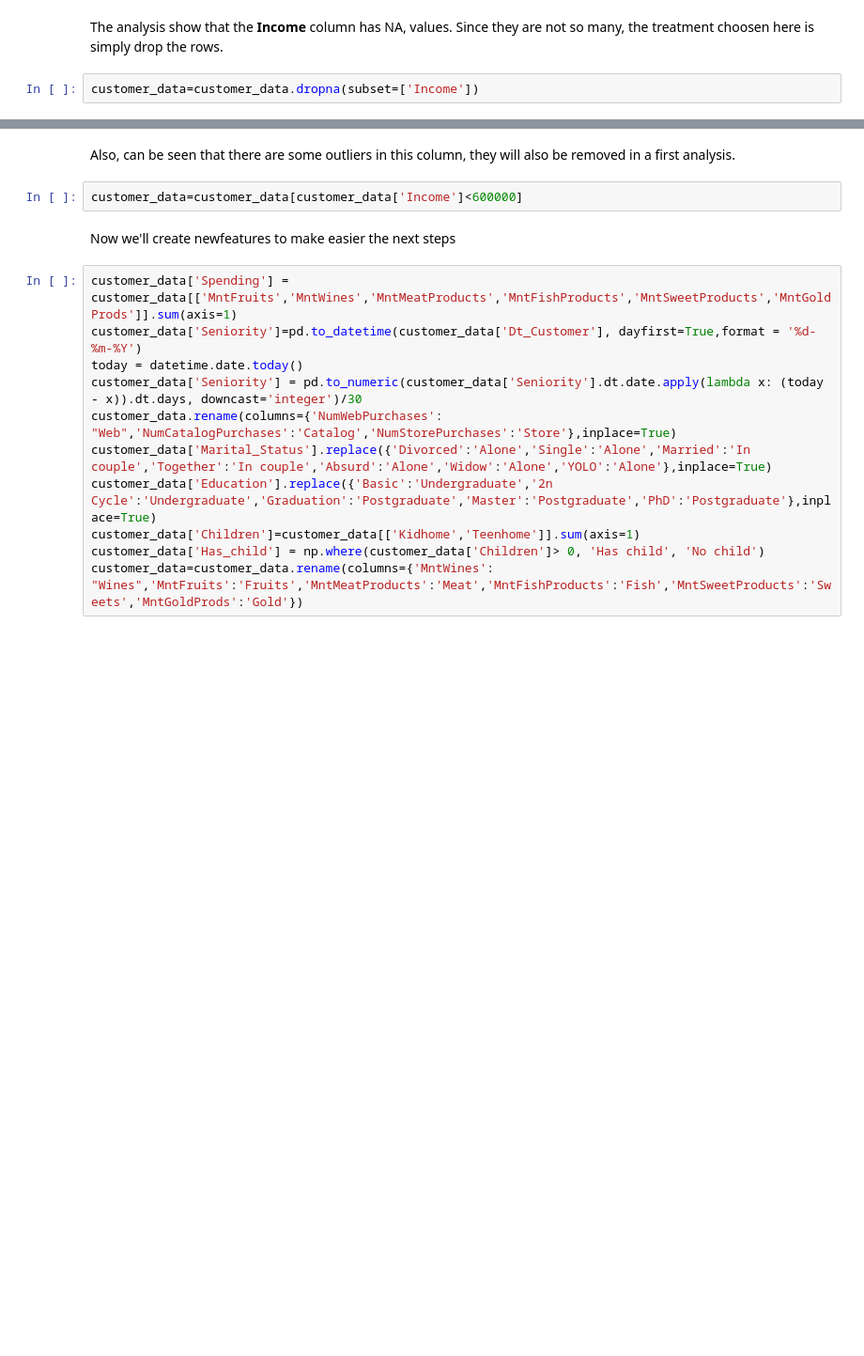
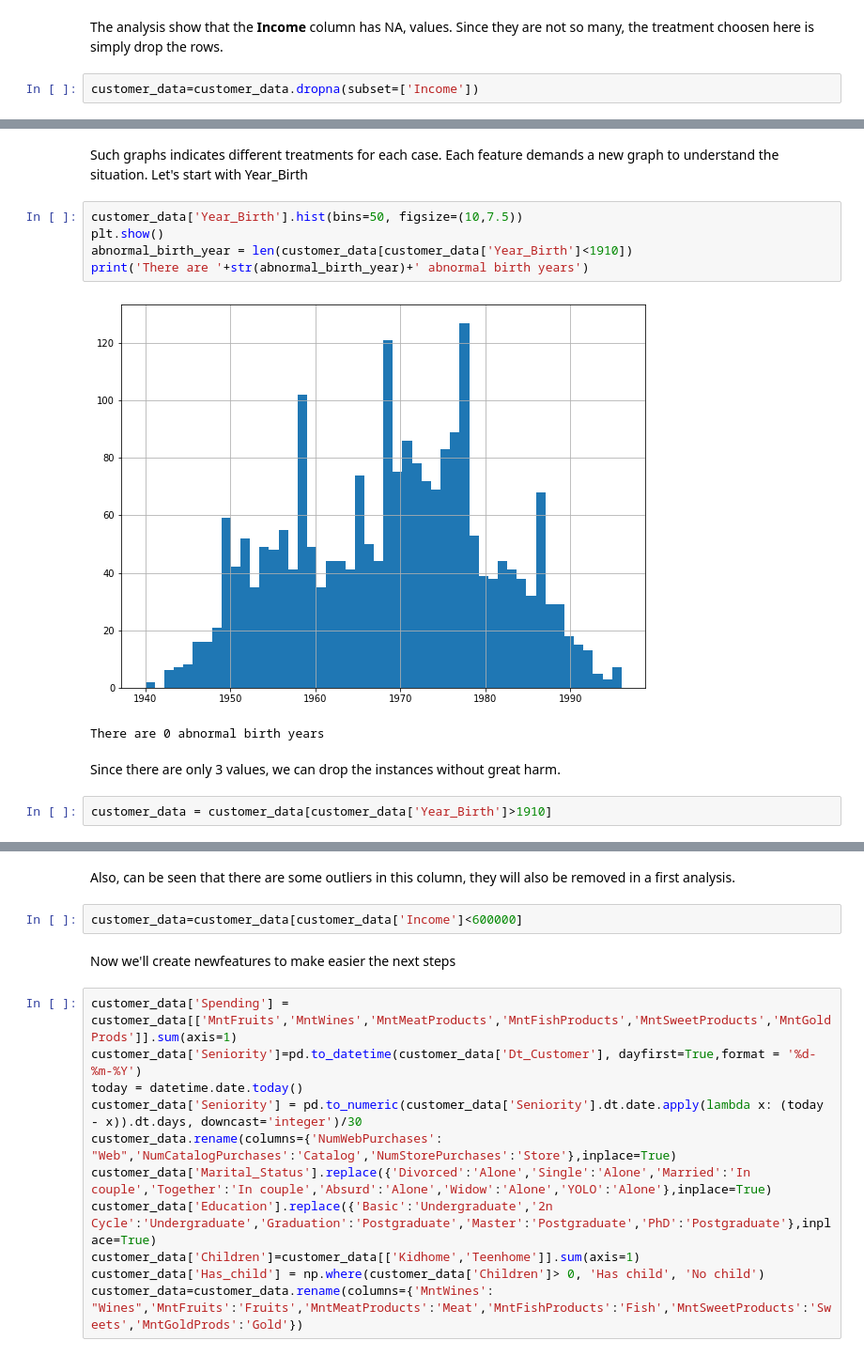
Before and after one commit to auab/Customer-Analysis, a Jupyter notebook: main.ipynb, the cells around one changed output, grey strips where cells are left out. Shown at 94% size. Cells and saved outputs as stored; diff of their text form; blank space fills up the shorter version.

```diff
--- a/main.ipynb
+++ b/main.ipynb
@@ -135,0 +135,14 @@ customer_data=customer_data.dropna(subset=['Income'])
+# %% [markdown]
+Such graphs indicates different treatments for each case. Each feature demands a new graph to understand the situation. Let's start with Year_Birth
+# %%
+customer_data['Year_Birth'].hist(bins=50, figsize=(10,7.5))
+plt.show()
+abnormal_birth_year = len(customer_data[customer_data['Year_Birth']<1910])
+print('There are '+str(abnormal_birth_year)+' abnormal birth years')
+# %% [output]
+[figure, added]
+There are 0 abnormal birth years
+# %% [markdown]
+Since there are only 3 values, we can drop the instances without great harm.
+# %%
+customer_data = customer_data[customer_data['Year_Birth']>1910]
```
Also changed, not shown: parts of 17 cells of this notebook.
